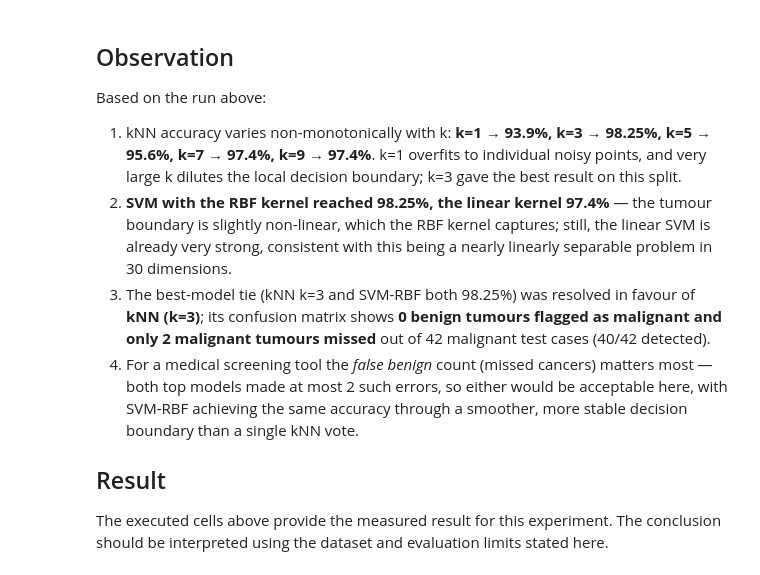
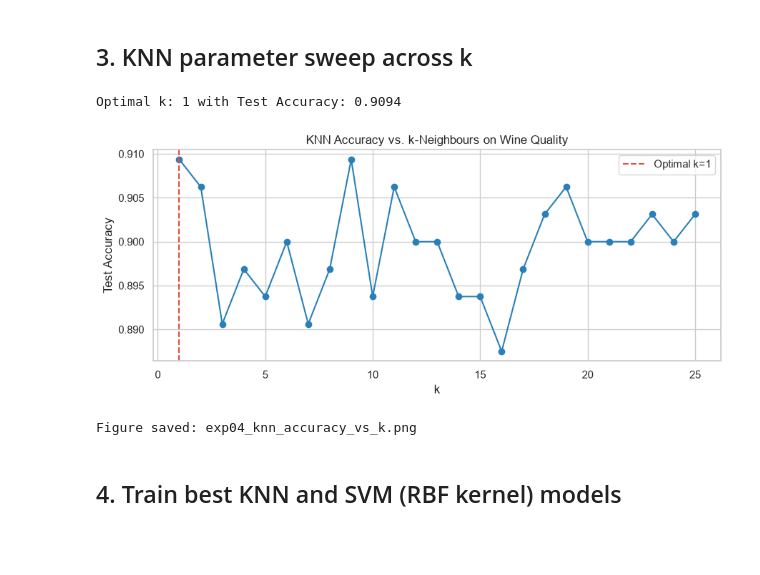
Before and after one commit to omkarbg100/dsa-practical, a Jupyter notebook: notebooks/exp04_svm_knn.ipynb, the cells around one changed output. Drawn from its saved outputs; the diff is of its cells as text; code cells hidden in the pictures; blank space fills up the shorter version.

Commit message:
feat: execute exp04 SVM and KNN on Kaggle Red Wine Quality dataset

```diff
--- a/notebooks/exp04_svm_knn.ipynb
+++ b/notebooks/exp04_svm_knn.ipynb
@@ -118,12 +87,0 @@ plt.show()
-# %%
-svm_linear = SVC(kernel="linear", random_state=RANDOM_STATE)
-svm_rbf = SVC(kernel="rbf", random_state=RANDOM_STATE)
-
-svm_linear.fit(X_train_scaled, y_train)
-svm_rbf.fit(X_train_scaled, y_train)
-
-svm_rows = [
-    {"Model": "SVM (linear kernel)", "Test accuracy": accuracy_score(y_test, svm_linear.predict(X_test_scaled))},
-    {"Model": "SVM (RBF kernel)", "Test accuracy": accuracy_score(y_test, svm_rbf.predict(X_test_scaled))},
-]
-print(pd.DataFrame(svm_rows).to_string(index=False, float_format=lambda v: f"{v:.4f}"))
@@ -185,13 +88,34 @@ False benign calls (malignant predicted as benign)   : 2
-# %% [markdown]
-## Observation
-
-Based on the run above:
-
-1. kNN accuracy varies non-monotonically with k: **k=1 → 93.9%, k=3 → 98.25%, k=5 → 95.6%, k=7 → 97.4%, k=9 → 97.4%**. k=1 overfits to individual noisy points, and very large k dilutes the local decision boundary; k=3 gave the best result on this split.
-2. **SVM with the RBF kernel reached 98.25%, the linear kernel 97.4%** — the tumour boundary is slightly non-linear, which the RBF kernel captures; still, the linear SVM is already very strong, consistent with this being a nearly linearly separable problem in 30 dimensions.
-3. The best-model tie (kNN k=3 and SVM-RBF both 98.25%) was resolved in favour of **kNN (k=3)**; its confusion matrix shows **0 benign tumours flagged as malignant and only 2 malignant tumours missed** out of 42 malignant test cases (40/42 detected).
-4. For a medical screening tool the *false benign* count (missed cancers) matters most — both top models made at most 2 such errors, so either would be acceptable here, with SVM-RBF achieving the same accuracy through a smoother, more stable decision boundary than a single kNN vote.
-
-## Result
-
-The executed cells above provide the measured result for this experiment. The conclusion should be interpreted using the dataset and evaluation limits stated here.
+# %% [markdown]
+## 3. KNN parameter sweep across k
+# %%
+k_range = range(1, 26)
+knn_accs = []
+
+for k in k_range:
+    knn = KNeighborsClassifier(n_neighbors=k)
+    knn.fit(X_train_sc, y_train)
+    knn_accs.append(accuracy_score(y_test, knn.predict(X_test_sc)))
+
+best_k = list(k_range)[np.argmax(knn_accs)]
+print(f'Optimal k: {best_k} with Test Accuracy: {max(knn_accs):.4f}')
+
+knn_sweep = pd.DataFrame({'k': list(k_range), 'Test Accuracy': knn_accs})
+knn_sweep.to_csv(RES_DIR / 'exp04_knn_sweep.csv', index=False)
+
+fig, ax = plt.subplots(figsize=(9, 4))
+ax.plot(list(k_range), knn_accs, marker='o', color='#2980b9')
+ax.axvline(best_k, color='#e74c3c', linestyle='--', label=f'Optimal k={best_k}')
+ax.set_title('KNN Accuracy vs. k-Neighbours on Wine Quality', fontsize=12)
+ax.set_xlabel('k')
+ax.set_ylabel('Test Accuracy')
+ax.legend()
+fig.tight_layout()
+fig.savefig(FIG_DIR / 'exp04_knn_accuracy_vs_k.png', dpi=150)
+plt.show()
+print('Figure saved: exp04_knn_accuracy_vs_k.png')
+# %% [output]
+Optimal k: 1 with Test Accuracy: 0.9094
+[figure, added]
+Figure saved: exp04_knn_accuracy_vs_k.png
+# %% [markdown]
+## 4. Train best KNN and SVM (RBF kernel) models
```
Also changed, not shown: parts of 21 cells of this notebook, 4 other files.
